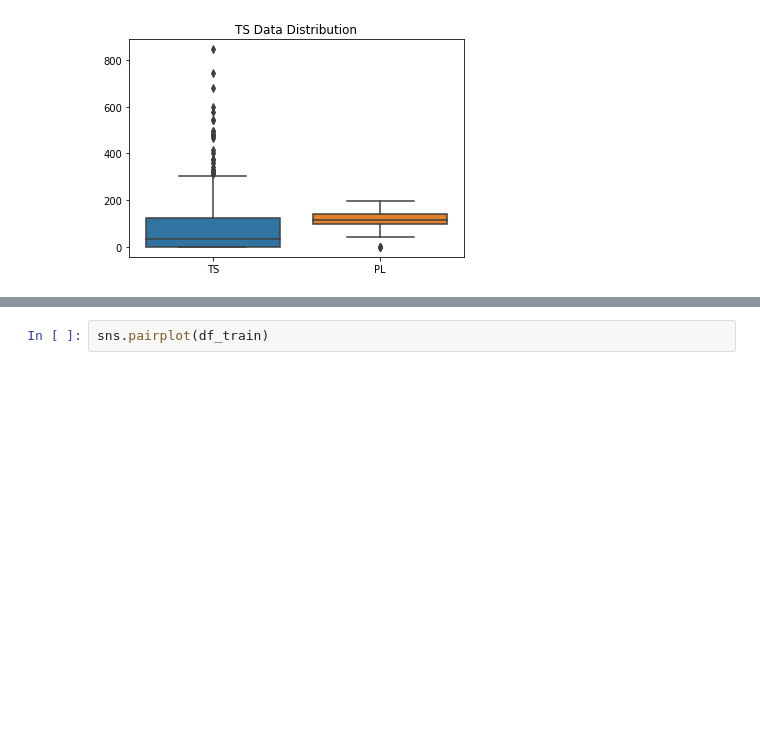
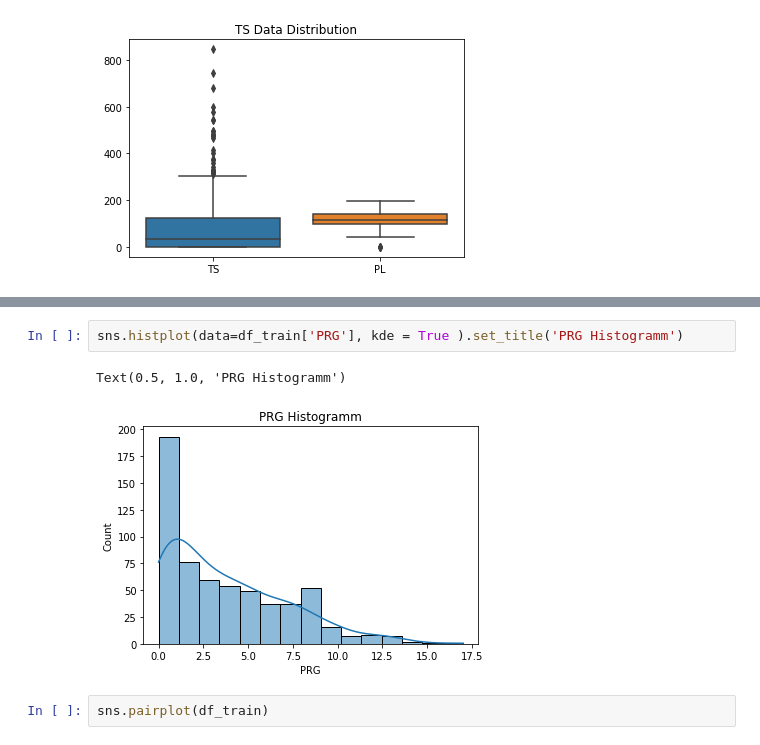
Before and after one commit to doctorf72/Naya_ML_RegressionProject, a Jupyter notebook: Regression_Project.ipynb, the cells around one changed output, grey strips where cells are left out. Drawn from its saved outputs; the diff is of its cells as text; blank space fills up the shorter version.

```diff
--- a/Regression_Project.ipynb
+++ b/Regression_Project.ipynb
@@ -111,3 +111,8 @@ Text(0.5, 1.0, 'TS and PL features distribution')
+# %%
+sns.histplot(data=df_train['PRG'], kde = True ).set_title('PRG Histogramm')
+# %% [output]
+Text(0.5, 1.0, 'PRG Histogramm')
+[figure, added]
 # %%
 sns.pairplot(df_train)
 # %% [output]
```
Also changed, not shown: parts of 2 cells of this notebook.
